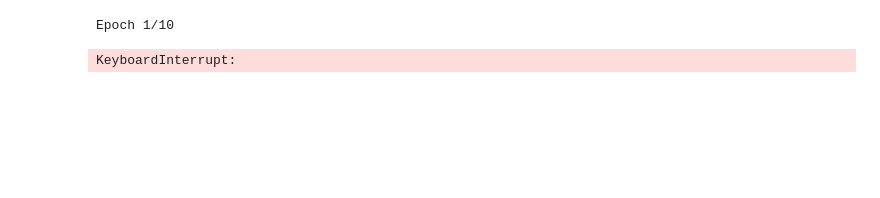
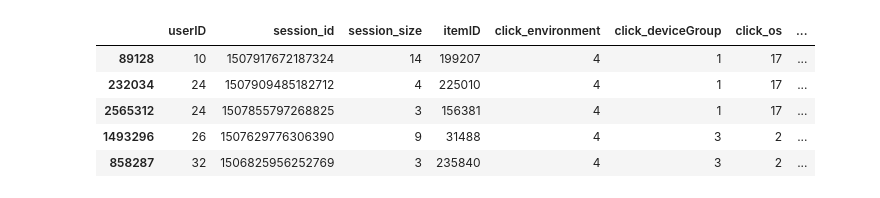
Before and after one commit to 6be709c0/oc-ai-engineer, a Jupyter notebook: OC/P10/collaborative-filtering.ipynb, the cells around one changed output. Cells and saved outputs as stored; diff of their text form; code cells hidden in the pictures; blank space fills up the shorter version.

```diff
--- a/OC/P10/collaborative-filtering.ipynb
+++ b/OC/P10/collaborative-filtering.ipynb
@@ -72,10 +0,0 @@ X_val, y_val = create_interaction_instances(val_data)
-# %%
-callbacks = [
-    tf.keras.callbacks.EarlyStopping(patience=3, restore_best_weights=True)
-]
-
-# Step 3: Train the Model
-history = model.fit(X_train, y_train, epochs=10, batch_size=1024, validation_data=(X_val, y_val), callbacks=callbacks)
-# %% [output]
-Epoch 1/10
-KeyboardInterrupt:
@@ -81,0 +27,17 @@ KeyboardInterrupt:
+# %%
+# Split clicks dataset into training and test sets
+df_clicks = df_clicks.sample(n=10000, random_state=SEED)
+df_clicks.rename(columns={'user_id': 'userID', "click_article_id":"itemID"}, inplace=True)
+df_clicks["itemID"] = df_clicks["itemID"].astype('int64')
+df_clicks['rating'] = 1.0
+
+train, test = python_stratified_split(df_clicks, ratio=0.8, col_user="userID", col_item="itemID", seed=SEED)
+# %%
+train.head()
+# %% [output]
+|  | userID | session_id | session_size | itemID | click_environment | click_deviceGroup | click_os | ... |
+| 89128 | 10 | 1507917672187324 | 14 | 199207 | 4 | 1 | 17 | ... |
+| 232034 | 24 | 1507909485182712 | 4 | 225010 | 4 | 1 | 17 | ... |
+| 2565312 | 24 | 1507855797268825 | 3 | 156381 | 4 | 1 | 17 | ... |
+| 1493296 | 26 | 1507629776306390 | 9 | 31488 | 4 | 3 | 2 | ... |
+| 858287 | 32 | 1506825956252769 | 3 | 235840 | 4 | 3 | 2 | ... |
```
Also changed, not shown: parts of 37 cells of this notebook, 11 other files.
